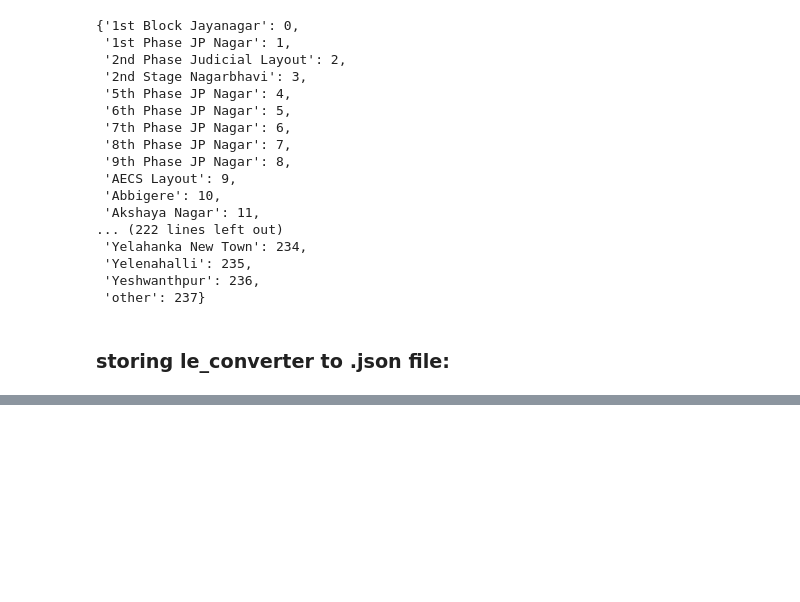
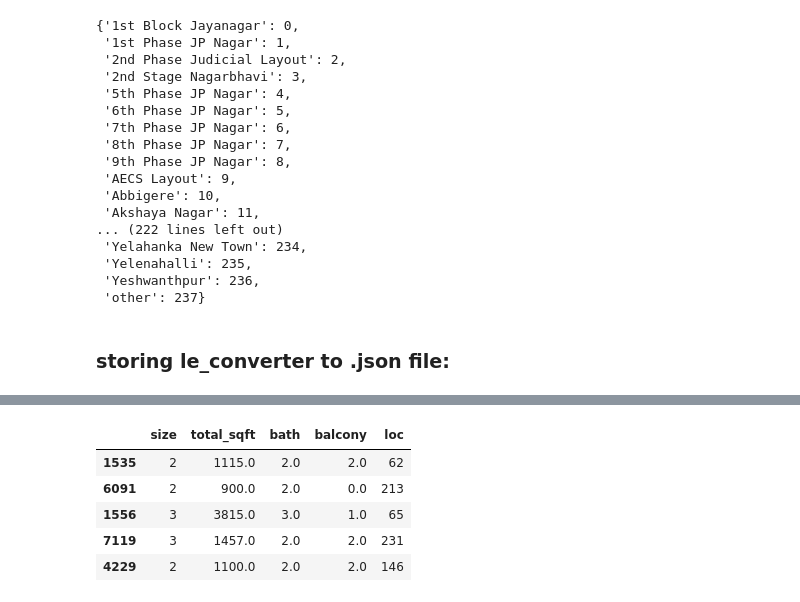
Before and after one commit to Akash-1gif/property_price_prediction, a Jupyter notebook: Data_preprocessing.ipynb, the cells around one changed output, grey strips where cells are left out. Cells and saved outputs as stored; diff of their text form; code cells hidden in the pictures; blank space fills up the shorter version.

```diff
--- a/Data_preprocessing.ipynb
+++ b/Data_preprocessing.ipynb
@@ -453,0 +518,9 @@ le_converter
+# %%
+x_test.sample(5)
+# %% [output]
+|  | size | total_sqft | bath | balcony | loc |
+| 1535 | 2 | 1115.0 | 2.0 | 2.0 | 62 |
+| 6091 | 2 | 900.0 | 2.0 | 0.0 | 213 |
+| 1556 | 3 | 3815.0 | 3.0 | 1.0 | 65 |
+| 7119 | 3 | 1457.0 | 2.0 | 2.0 | 231 |
+| 4229 | 2 | 1100.0 | 2.0 | 2.0 | 146 |
```
Also changed, not shown: parts of 28 cells of this notebook, 7 other files.
